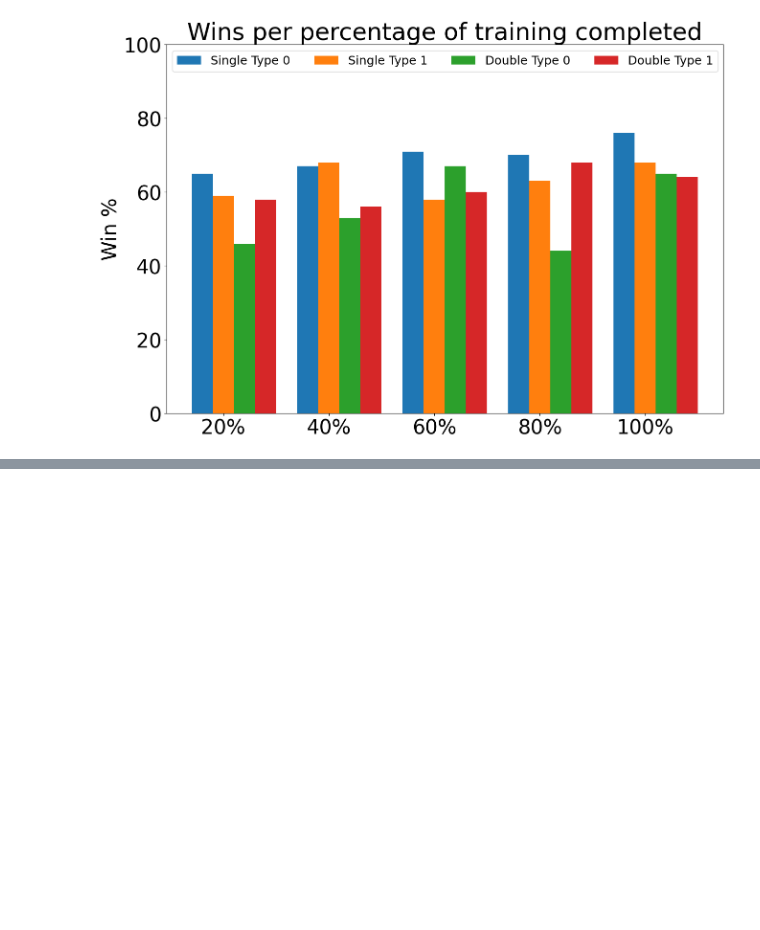
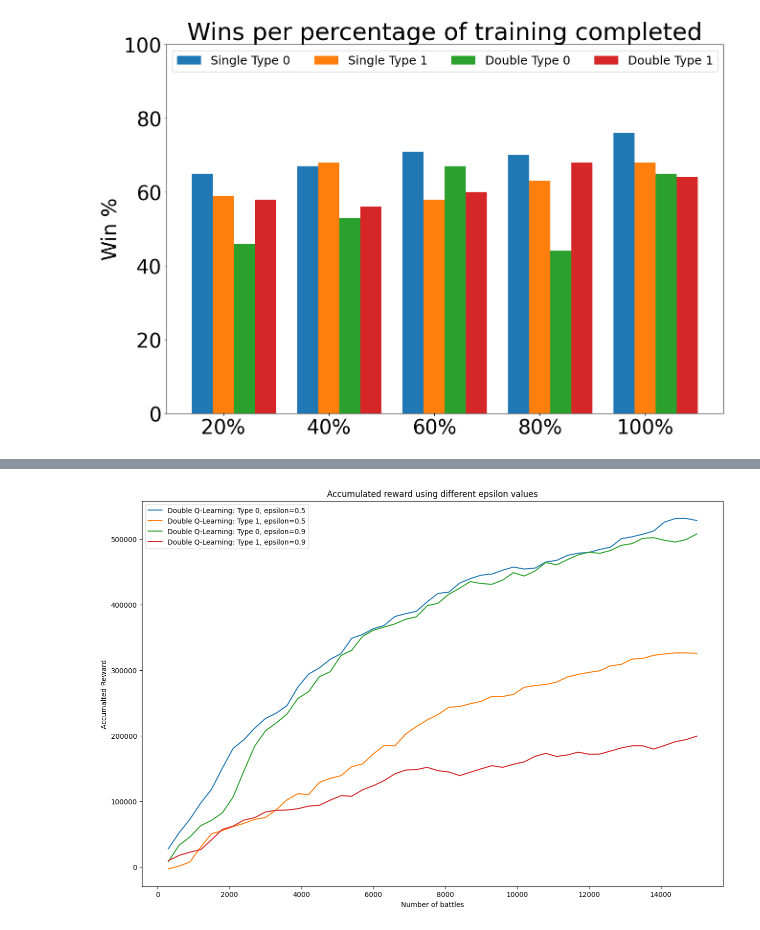
Before and after one commit to Harman367/Reinforcement-Learning-AI, a Jupyter notebook: Results/Results.ipynb, the cells around one changed output, grey strips where cells are left out. Cells and saved outputs as stored; diff of their text form; code cells hidden in the pictures; blank space fills up the shorter version.

```diff
--- a/Results/Results.ipynb
+++ b/Results/Results.ipynb
@@ -372,0 +462,28 @@ plt.show()
+# %%
+#Load all data
+data_d0_e_05 = pd.read_json('JSON/Reward E 0.5 Double Q-Learning Type 0.json')
+data_d1_e_05 = pd.read_json('JSON/Reward E 0.5 Double Q-Learning Type 1.json')
+data_d0_e_09 = pd.read_json('JSON/Reward E 0.9 Double Q-Learning Type 0.json')
+data_d1_e_09 = pd.read_json('JSON/Reward E 0.9 Double Q-Learning Type 1.json')
+
+#Get results
+reward_d0_e_05 = data_d0_e_05['results']
+reward_d1_e_05 = data_d1_e_05['results']
+reward_d0_e_09 = data_d0_e_09['results']
+reward_d1_e_09 = data_d1_e_09['results']
+
+x = [*range(300, 50*301, 300)]
+
+#Plot results
+plt.figure(figsize=(15, 10))
+plt.title('Accumulated reward using different epsilon values')
+plt.xlabel('Number of battles')
+plt.ylabel('Accumalted Reward')
+plt.plot(x, reward_d0_e_05, label='Double Q-Learning: Type 0, epsilon=0.5')
+plt.plot(x, reward_d1_e_05, label='Double Q-Learning: Type 1, epsilon=0.5')
+plt.plot(x, reward_d0_e_09, label='Double Q-Learning: Type 0, epsilon=0.9')
+plt.plot(x, reward_d1_e_09, label='Double Q-Learning: Type 1, epsilon=0.9')
+plt.legend()
+plt.show()
+# %% [output]
+[figure, added]
```
Also changed, not shown: parts of 7 cells of this notebook, 1 other file.
